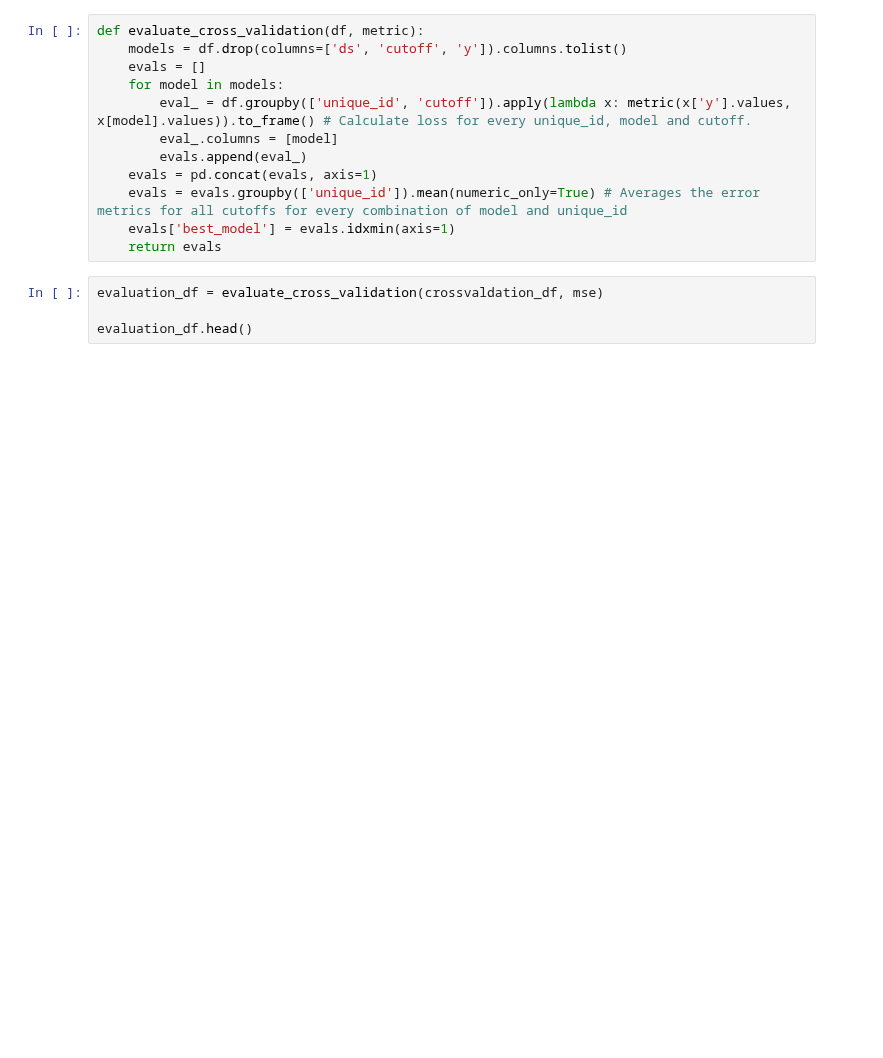
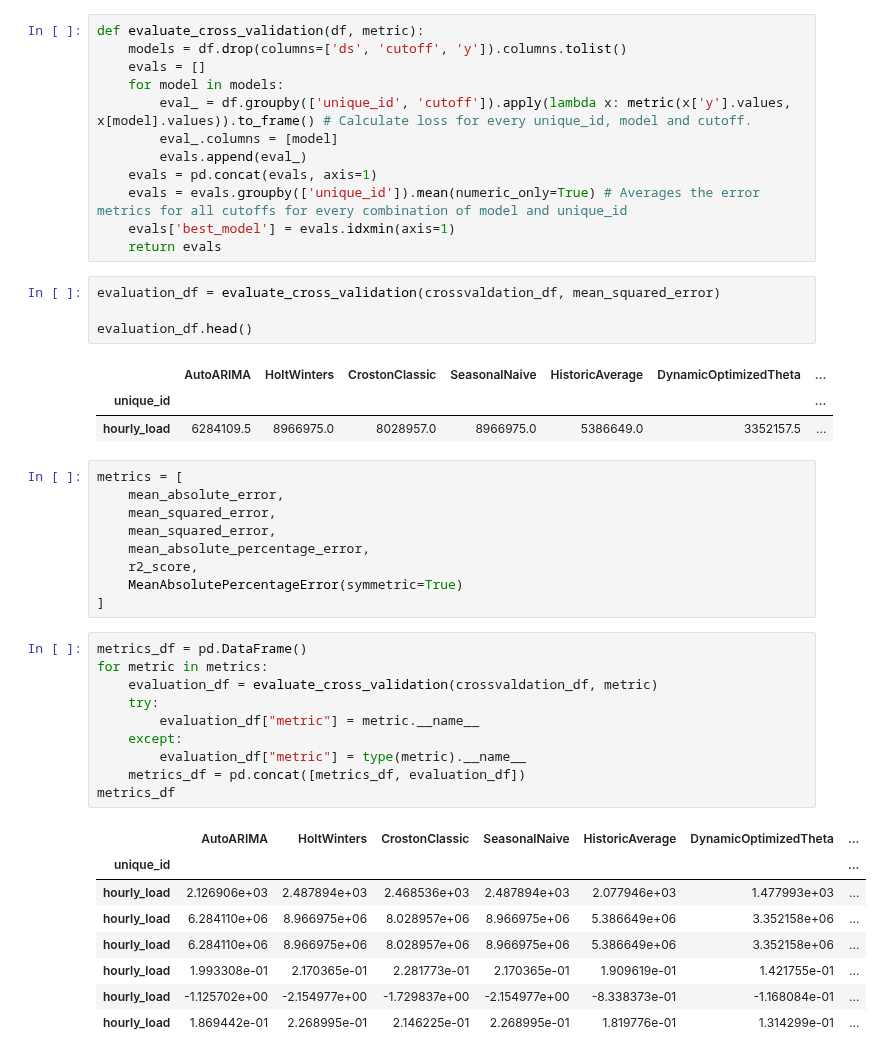
Before and after one commit to matheus-vizzotto/load_forecasting, a Jupyter notebook: lab/matheus/notebooks/models.ipynb, the cells around one changed output. Cells and saved outputs as stored; diff of their text form; blank space fills up the shorter version.

```diff
--- a/lab/matheus/notebooks/models.ipynb
+++ b/lab/matheus/notebooks/models.ipynb
@@ -128,9 +135,41 @@ def evaluate_cross_validation(df, metric):
     evals['best_model'] = evals.idxmin(axis=1)
     return evals
 # %%
-evaluation_df = evaluate_cross_validation(crossvaldation_df, mse)
+evaluation_df = evaluate_cross_validation(crossvaldation_df, mean_squared_error)
 
 evaluation_df.head()
+# %% [output]
+|  | AutoARIMA | HoltWinters | CrostonClassic | SeasonalNaive | HistoricAverage | DynamicOptimizedTheta | ... |
+| unique_id |  |  |  |  |  |  | ... |
+| hourly_load | 6284109.5 | 8966975.0 | 8028957.0 | 8966975.0 | 5386649.0 | 3352157.5 | ... |
+# %%
+metrics = [
+    mean_absolute_error,
+    mean_squared_error,
+    mean_squared_error,
+    mean_absolute_percentage_error,
+    r2_score,
+    MeanAbsolutePercentageError(symmetric=True)
+]
+# %%
+metrics_df = pd.DataFrame()
+for metric in metrics:
+    evaluation_df = evaluate_cross_validation(crossvaldation_df, metric)
+    try:
+        evaluation_df["metric"] = metric.__name__
+    except:
+        evaluation_df["metric"] = type(metric).__name__
+    metrics_df = pd.concat([metrics_df, evaluation_df])
+metrics_df
+# %% [output]
+|  | AutoARIMA | HoltWinters | CrostonClassic | SeasonalNaive | HistoricAverage | DynamicOptimizedTheta | ... |
+| unique_id |  |  |  |  |  |  | ... |
+| hourly_load | 2.126906e+03 | 2.487894e+03 | 2.468536e+03 | 2.487894e+03 | 2.077946e+03 | 1.477993e+03 | ... |
+| hourly_load | 6.284110e+06 | 8.966975e+06 | 8.028957e+06 | 8.966975e+06 | 5.386649e+06 | 3.352158e+06 | ... |
+| hourly_load | 6.284110e+06 | 8.966975e+06 | 8.028957e+06 | 8.966975e+06 | 5.386649e+06 | 3.352158e+06 | ... |
+| hourly_load | 1.993308e-01 | 2.170365e-01 | 2.281773e-01 | 2.170365e-01 | 1.909619e-01 | 1.421755e-01 | ... |
+| hourly_load | -1.125702e+00 | -2.154977e+00 | -1.729837e+00 | -2.154977e+00 | -8.338373e-01 | -1.168084e-01 | ... |
+| hourly_load | 1.869442e-01 | 2.268995e-01 | 2.146225e-01 | 2.268995e-01 | 1.819776e-01 | 1.314299e-01 | ... |
 # %%
 summary_df = evaluation_df.groupby('best_model').size().sort_values().to_frame()
 
```
Also changed, not shown: parts of 7 cells of this notebook.
